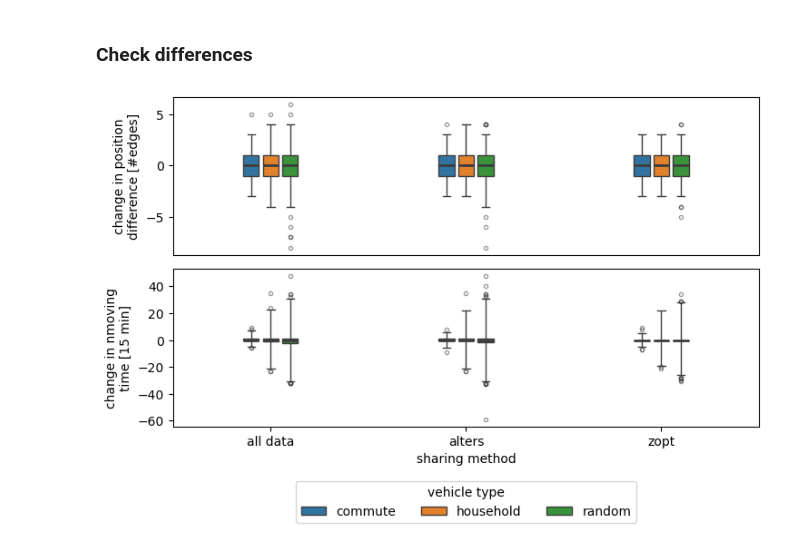
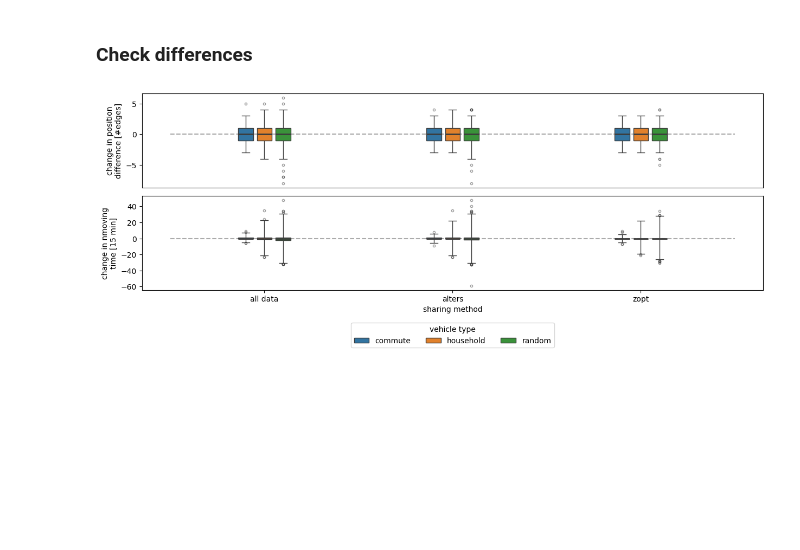
Before and after one commit to alelevente/selcop, a Jupyter notebook: 03_da/05_evaluation/04_fl_privacy.ipynb, the cells around one changed output. Cells and saved outputs as stored; diff of their text form; code cells hidden in the pictures; blank space fills up the shorter version.

```diff
--- a/03_da/05_evaluation/04_fl_privacy.ipynb
+++ b/03_da/05_evaluation/04_fl_privacy.ipynb
@@ -183,22 +181,24 @@ long_diff["vehicle type"] = veh_types
 long_diff["value"] = value
 long_diff["value_type"] = value_type
 # %%
-fig, ax = plt.subplots(2,1, figsize=(7.5, 5))
+fig, ax = plt.subplots(2,1, figsize=(12.5, 5))
 sns.boxplot(data=long_diff[long_diff["value_type"] == "position difference"],
             x="sharing method", y="value", hue="vehicle type", ax=ax[0],
             width=0.3, gap=0.2, whis=[1,99], fliersize=3.0,
             flierprops={"alpha": 0.5},
             medianprops={"linewidth":2}, legend=False)
 ax[0].set_ylabel("change in position\ndifference [#edges]")
 ax[0].set_xlabel("")
 ax[0].set_xticks([])
+ax[0].hlines(y=0, xmin=-0.5, xmax=2.5, zorder=0, linestyle="--", color="k", alpha=0.33,)
 sns.boxplot(data=long_diff[long_diff["value_type"] == "time difference"],
             x="sharing method", y="value", hue="vehicle type", ax=ax[1],
             width=0.3, gap=0.2, whis=[1,99], fliersize=3.0,
             flierprops={"alpha": 0.5},
             medianprops={"linewidth":2})
 ax[1].set_ylabel("change in nmoving\ntime [15 min]")
 ax[1].legend(title="vehicle type", ncols=4, loc="lower center", bbox_to_anchor=(.5, -.65))
+ax[1].hlines(y=0, xmin=-0.5, xmax=2.5, zorder=0, linestyle="--", color="k", alpha=0.33,)
 fig.tight_layout()
 # %% [output]
-[figure, old version]
+[figure, new version]
```
Also changed, not shown: parts of 2 cells of this notebook, 3 other files.
